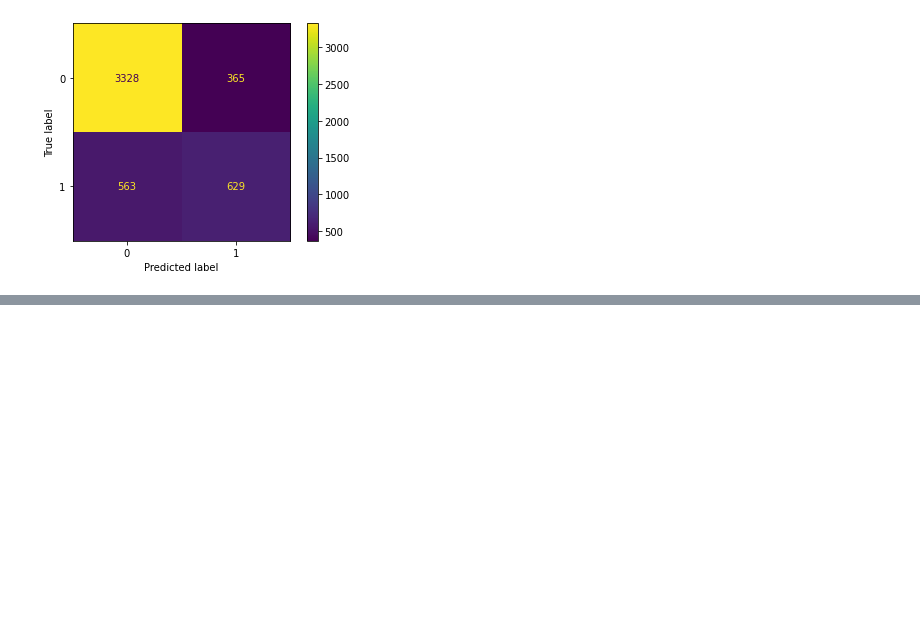
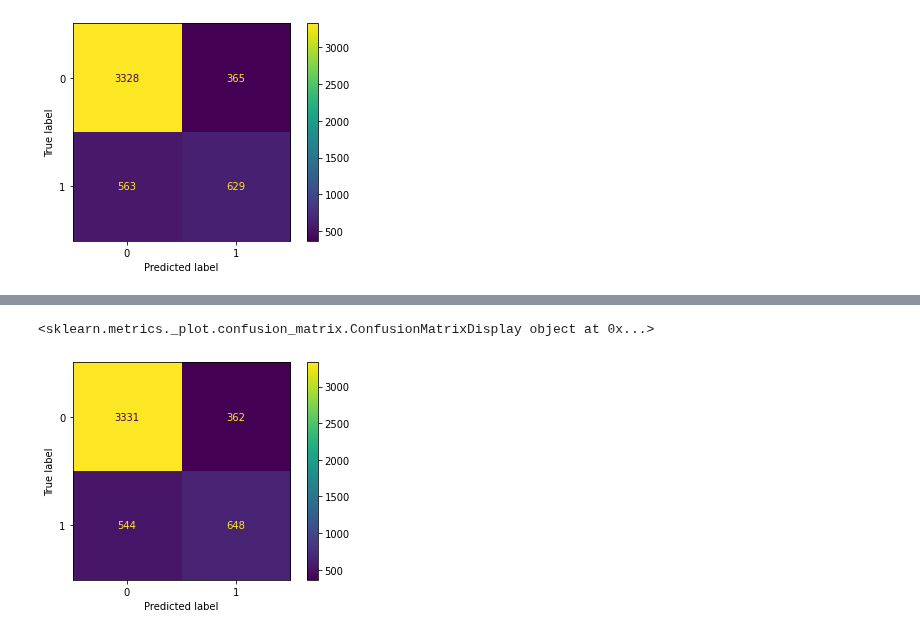
Before and after one commit to AyrtonCossuol/boston-test-dataset-analysis, a Jupyter notebook: study_examples/census.ipynb, the cells around one changed output, grey strips where cells are left out. Saved outputs shown, nothing was run; the diff lists cells and outputs as text; code cells hidden in the pictures; blank space fills up the shorter version.

Commit message:
:hammer: addition of random trees

```diff
--- a/study_examples/census.ipynb
+++ b/study_examples/census.ipynb
@@ -20,7 +22,7 @@ from sklearn.tree import DecisionTreeClassifier
 # %% [markdown]
 # 2 - Importação dos dados
 # %%
-PATH = '/content/drive/MyDrive/Colab Notebooks/Machine Learning e Data Science com Python de A a Z/Aprendizagem Baysiana/census.csv'
+PATH = '/content/drive/MyDrive/Colab Notebooks/Machine Learning e Data Science com Python de A a Z/Estudo geral/census.csv'
 base = pd.read_csv(PATH)
 base.head()
 # %% [output]
@@ -290,0 +297,4 @@ plt.show()
+# %%
+classificador_RF = RandomForestClassifier(n_estimators=20, criterion='entropy', random_state=0)
+# %%
+classificador_RF.fit(previsores_treinamento, classe_treinamento)
@@ -290,0 +325,7 @@ plt.show()
+# %%
+disp = plot_confusion_matrix(classificador_RF, previsores_teste, classe_teste, values_format="d")
+print(disp)
+plt.show()
+# %% [output]
+<sklearn.metrics._plot.confusion_matrix.ConfusionMatrixDisplay object at 0x...>
+[figure, added]
```
Also changed, not shown: parts of 7 cells of this notebook, 1 other file.
